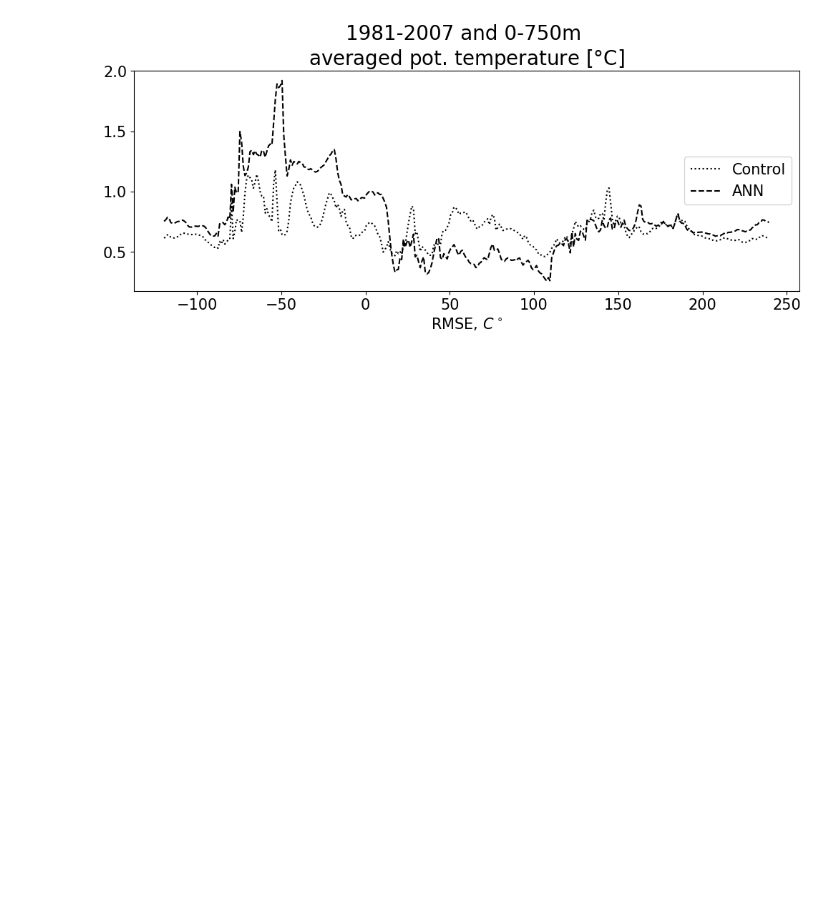
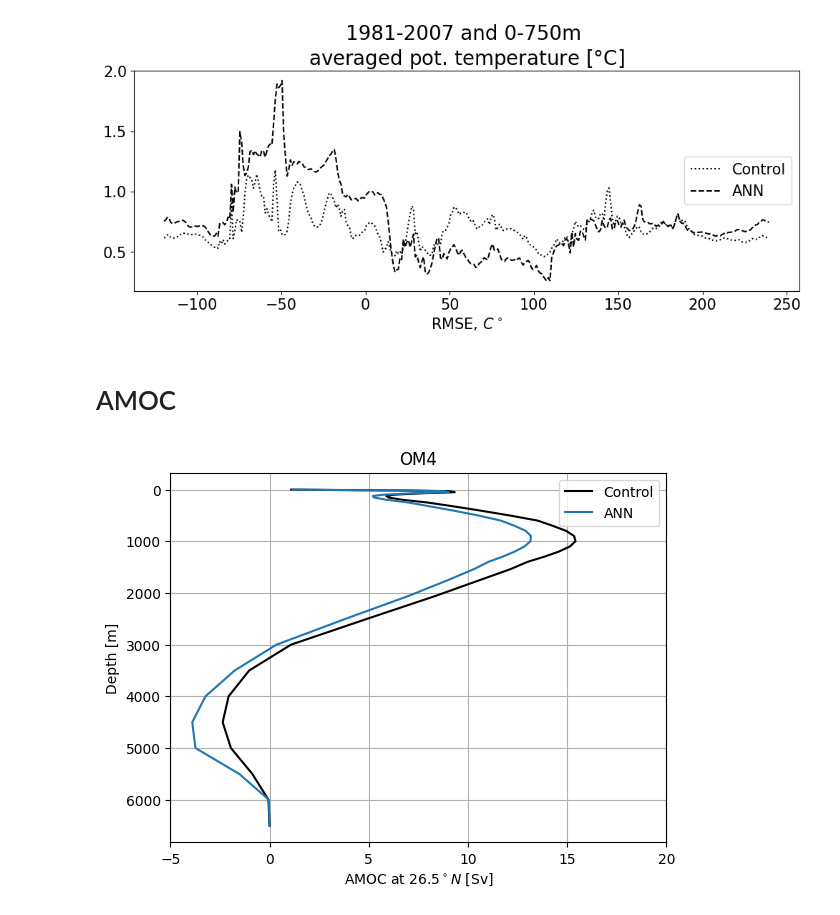
Before and after one commit to m2lines/calibration-MOM6, a Jupyter notebook: notebooks/om4-thetao-750m.ipynb, the cells around one changed output. Drawn from its saved outputs; the diff is of its cells as text; code cells hidden in the pictures; blank space fills up the shorter version.

```diff
--- a/notebooks/om4-thetao-750m.ipynb
+++ b/notebooks/om4-thetao-750m.ipynb
@@ -334,3 +362,31 @@ plt.title('1981-2007 and 0-750m \naveraged pot. temperature [$\degree $C]')
 # %% [output]
 Text(0.5, 1.0, '1981-2007 and 0-750m \naveraged pot. temperature [$\\degree $C]')
 [figure]
+# %% [markdown]
+# AMOC
+# %%
+time_range = slice('1981', '2007')
+control = xr.open_mfdataset('/scratch/js15017/OM4_storage/CORE-AIF-runs/unparameterized/*annual_z*nc', parallel=True, combine='nested', compat='no_conflicts', concat_dim='time')[['vmo']].sel(time=time_range).mean('time').compute()
+ann = xr.open_mfdataset('/scratch/js15017/OM4_storage/CORE-AIF-runs/ANN/*annual_z*nc', parallel=True, combine='nested', compat='no_conflicts', concat_dim='time')[['vmo']].sel(time=time_range).mean('time').compute()
+# %%
+param = xr.open_dataset('/home/pp2681/global-runs/data/ocean_static.nc').isel(time=0)
+# %%
+from cmip_basins import generate_basin_codes
+basincodes = generate_basin_codes(param, lon='geolon_v', lat='geolat_v', mask='wet_v').compute()
+selected_codes = [2, 4, 6, 7, 8, 9]
+mask = xr.where(basincodes.isin(selected_codes),1.,np.nan)
+# %%
+AMOC_control = - (control.vmo * mask).sum('xh').sel(yq=26.5, method='nearest').sel(z_l=slice(None,None,-1)).cumsum('z_l').isel(z_l=slice(None,None,-1)) / 1.035e9
+AMOC_ann = - (ann.vmo * mask).sum('xh').sel(yq=26.5, method='nearest').sel(z_l=slice(None,None,-1)).cumsum('z_l').isel(z_l=slice(None,None,-1)) / 1.035e9
+# %%
+AMOC_control.plot(y='z_l', color='k', label='Control')
+AMOC_ann.plot(y='z_l', label='ANN')
+plt.gca().invert_yaxis()
+plt.legend()
+plt.xlabel('AMOC at 26.5$^\circ N$ [Sv]')
+plt.ylabel('Depth [m]')
+plt.title('OM4')
+plt.xlim([-5,20])
+plt.grid()
+# %% [output]
+[figure, added]
```
Also changed, not shown: parts of 10 cells of this notebook, 2 other files.
